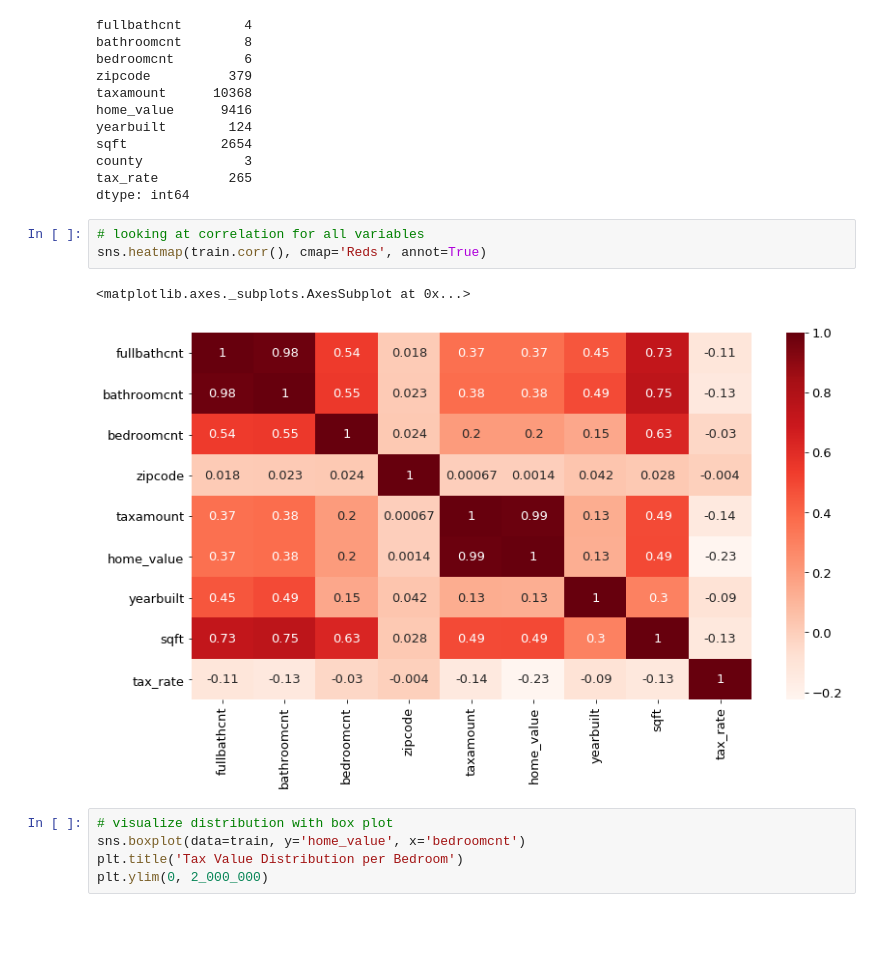
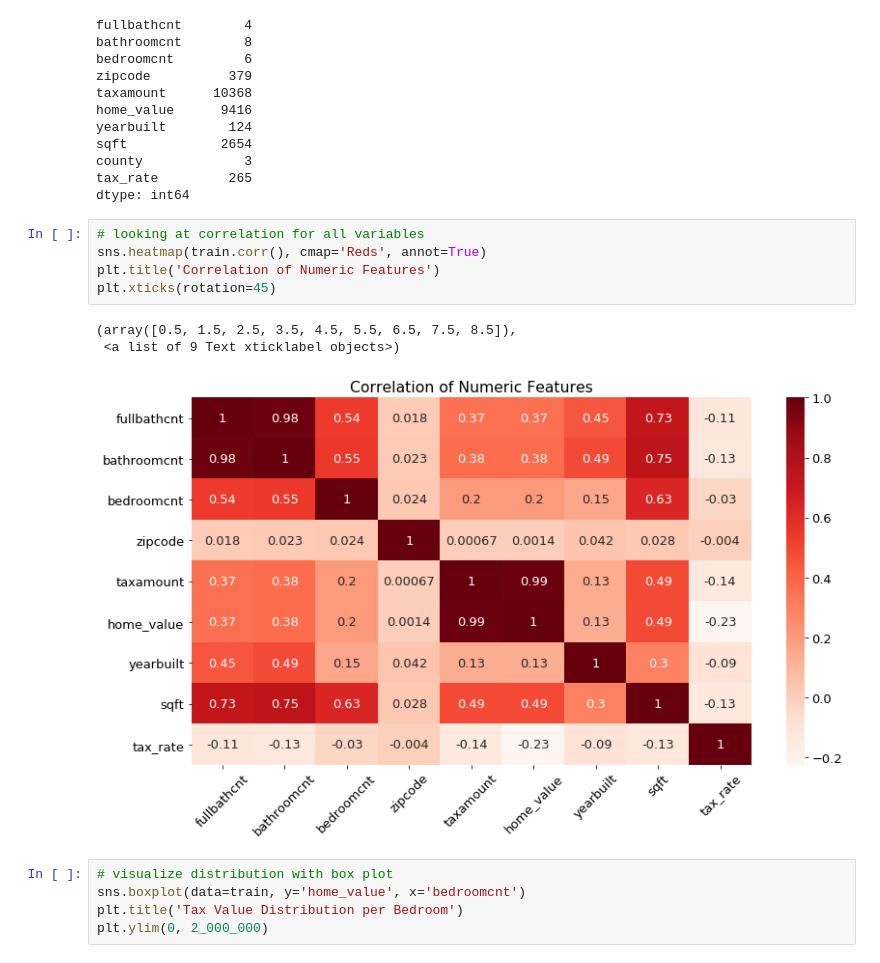
Before and after one commit to Brandon-Martinez27/zillow_regression_project, a Jupyter notebook: zillow_notebook_b.ipynb, the cells around one changed output. Cells and saved outputs as stored; diff of their text form; blank space fills up the shorter version.

```diff
--- a/zillow_notebook_b.ipynb
+++ b/zillow_notebook_b.ipynb
@@ -200,9 +200,12 @@ dtype: int64
 # %%
 # looking at correlation for all variables
 sns.heatmap(train.corr(), cmap='Reds', annot=True)
+plt.title('Correlation of Numeric Features')
+plt.xticks(rotation=45)
 # %% [output]
-<matplotlib.axes._subplots.AxesSubplot at 0x...>
+(array([0.5, 1.5, 2.5, 3.5, 4.5, 5.5, 6.5, 7.5, 8.5]),
+ <a list of 9 Text xticklabel objects>)
-[figure, old version]
+[figure, new version]
 # %%
 # visualize distribution with box plot
 sns.boxplot(data=train, y='home_value', x='bedroomcnt')
```
Also changed, not shown: parts of 26 cells of this notebook.
